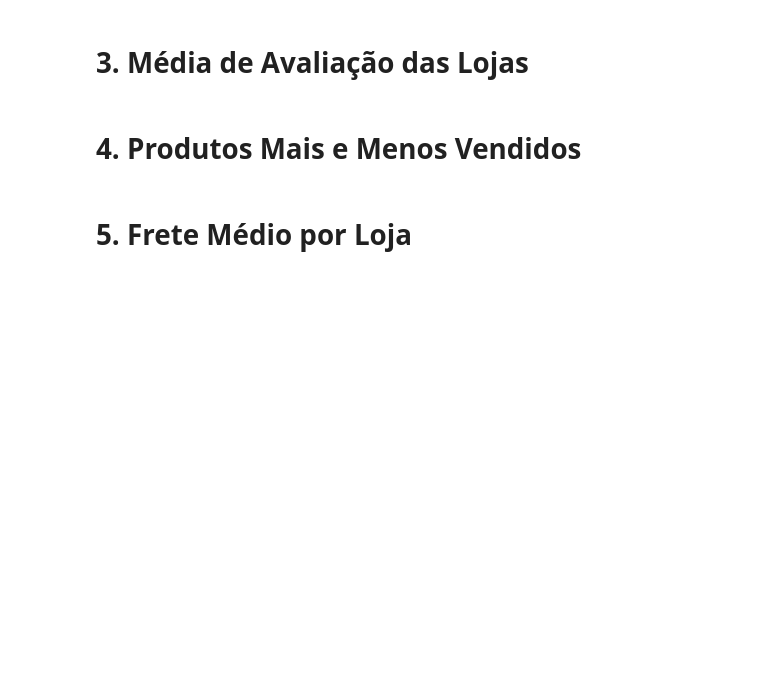
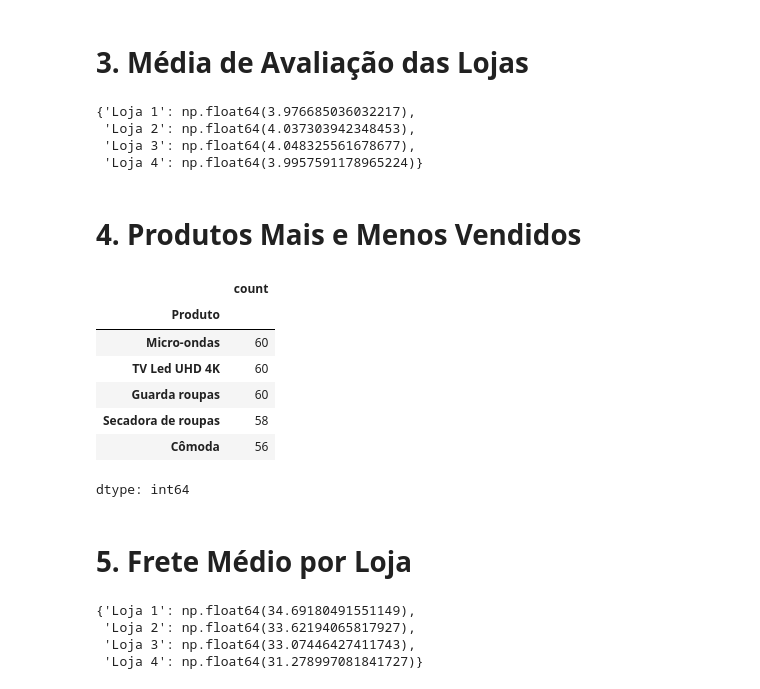
Before and after one commit to bhrunnot/challenge_alura, a Jupyter notebook: Challenge_Alura.ipynb, the cells around one changed output. Drawn from its saved outputs; the diff is of its cells as text; code cells hidden in the pictures; blank space fills up the shorter version.

```diff
--- a/Challenge_Alura.ipynb
+++ b/Challenge_Alura.ipynb
@@ -32,2 +91,10 @@ loja.head()
+# %%
+
+medias
+# %% [output]
+{'Loja 1': np.float64(3.976685036032217),
+ 'Loja 2': np.float64(4.037303942348453),
+ 'Loja 3': np.float64(4.048325561678677),
+ 'Loja 4': np.float64(3.9957591178965224)}
 # %% [markdown]
 # 4. Produtos Mais e Menos Vendidos
@@ -34,2 +114,13 @@ loja.head()
+# %%
+mais_vendidos_por_loja['Loja 1']
+# %% [output]
+|  | count |
+| Produto |  |
+| Micro-ondas | 60 |
+| TV Led UHD 4K | 60 |
+| Guarda roupas | 60 |
+| Secadora de roupas | 58 |
+| Cômoda | 56 |
+dtype: int64
 # %% [markdown]
 # 5. Frete Médio por Loja
@@ -35,0 +134,7 @@ loja.head()
+# %%
+frete
+# %% [output]
+{'Loja 1': np.float64(34.69180491551149),
+ 'Loja 2': np.float64(33.62194065817927),
+ 'Loja 3': np.float64(33.07446427411743),
+ 'Loja 4': np.float64(31.278997081841727)}
```
Also changed, not shown: parts of 14 cells of this notebook.
